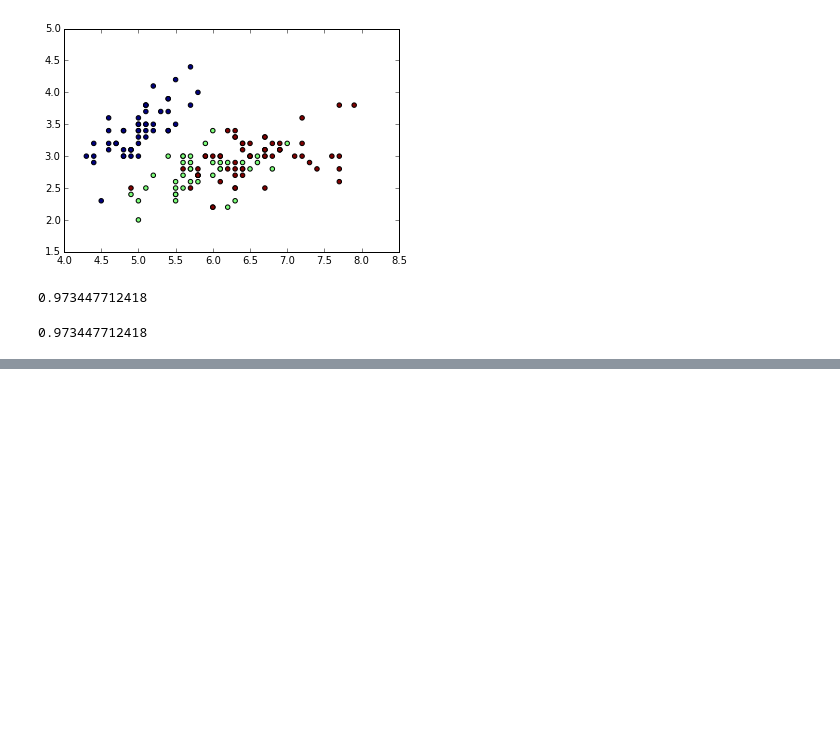
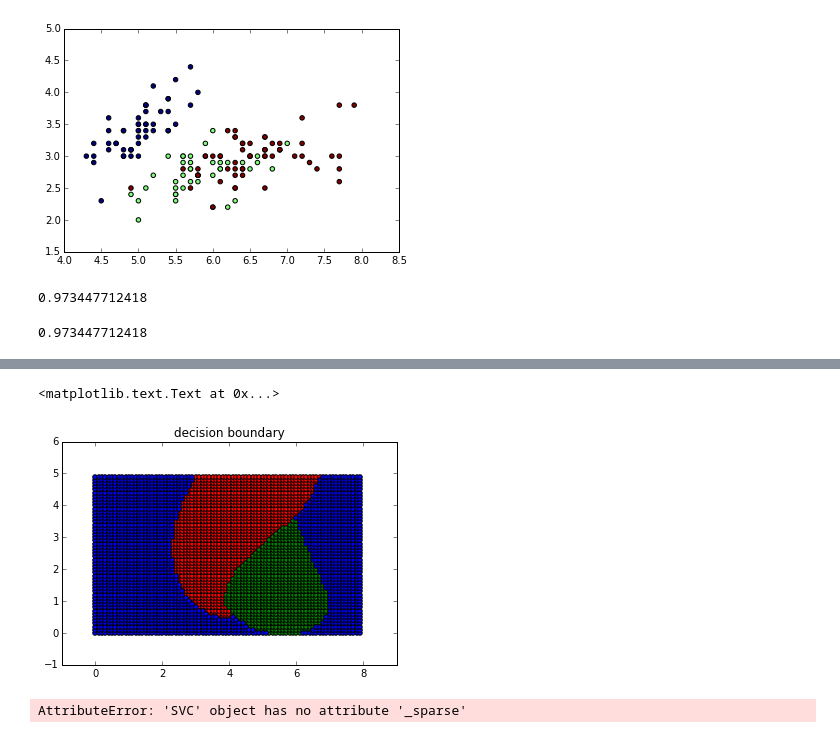
Before and after one commit to efraccaroli/support-vector-machines, a Jupyter notebook: SVM_Iris_example.ipynb, the cells around one changed output, grey strips where cells are left out. Saved outputs shown, nothing was run; the diff lists cells and outputs as text; code cells hidden in the pictures; blank space fills up the shorter version.

```diff
--- a/SVM_Iris_example.ipynb
+++ b/SVM_Iris_example.ipynb
@@ -40,0 +96,6 @@ print cross_val_score(clf, X, Y, scoring = 'accuracy').mean()
+# %%
+p2 = pd.DataFrame(p1)
+# %%
+df2 = pd.concat([df, p2], axis = 1)
+# %%
+df2.columns = ['x', 'y', 'pred']
@@ -40,0 +111,16 @@ print cross_val_score(clf, X, Y, scoring = 'accuracy').mean()
+# %%
+class0 = df2[df2['pred'] == 0]
+class1 = df2[df2['pred'] == 1]
+class2 = df2[df2['pred'] == 2]
+# %%
+plt.scatter(class0['x'], class0['y'], c = 'r')
+plt.scatter(class1['x'], class1['y'], c = 'g')
+plt.scatter(class2['x'], class2['y'], c = 'b')
+plt.title('decision boundary')
+# %% [output]
+<matplotlib.text.Text at 0x...>
+[figure, added]
+# %%
+clf.predict(X)
+# %% [output]
+AttributeError: 'SVC' object has no attribute '_sparse'
```
Also changed, not shown: parts of 17 cells of this notebook, 1 other file.
